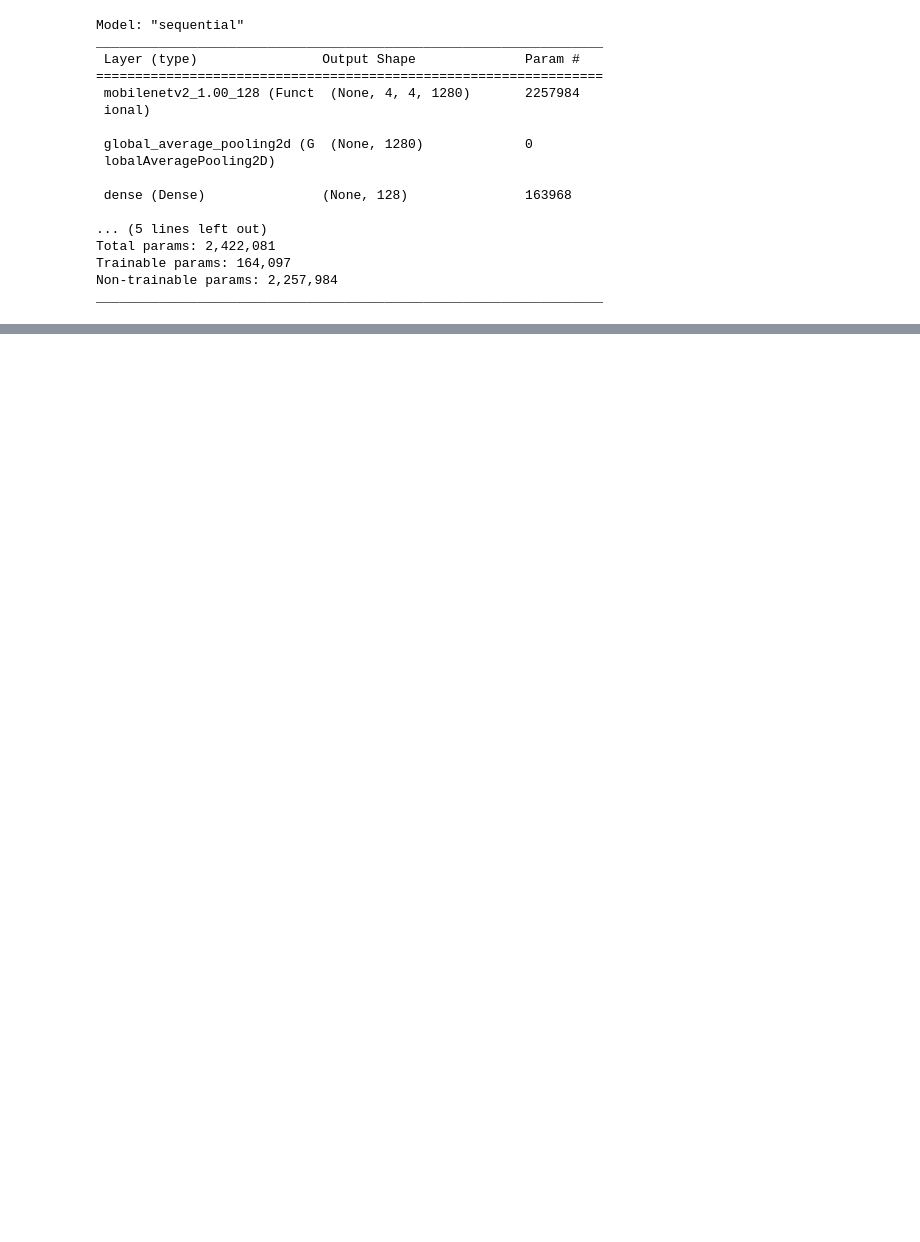
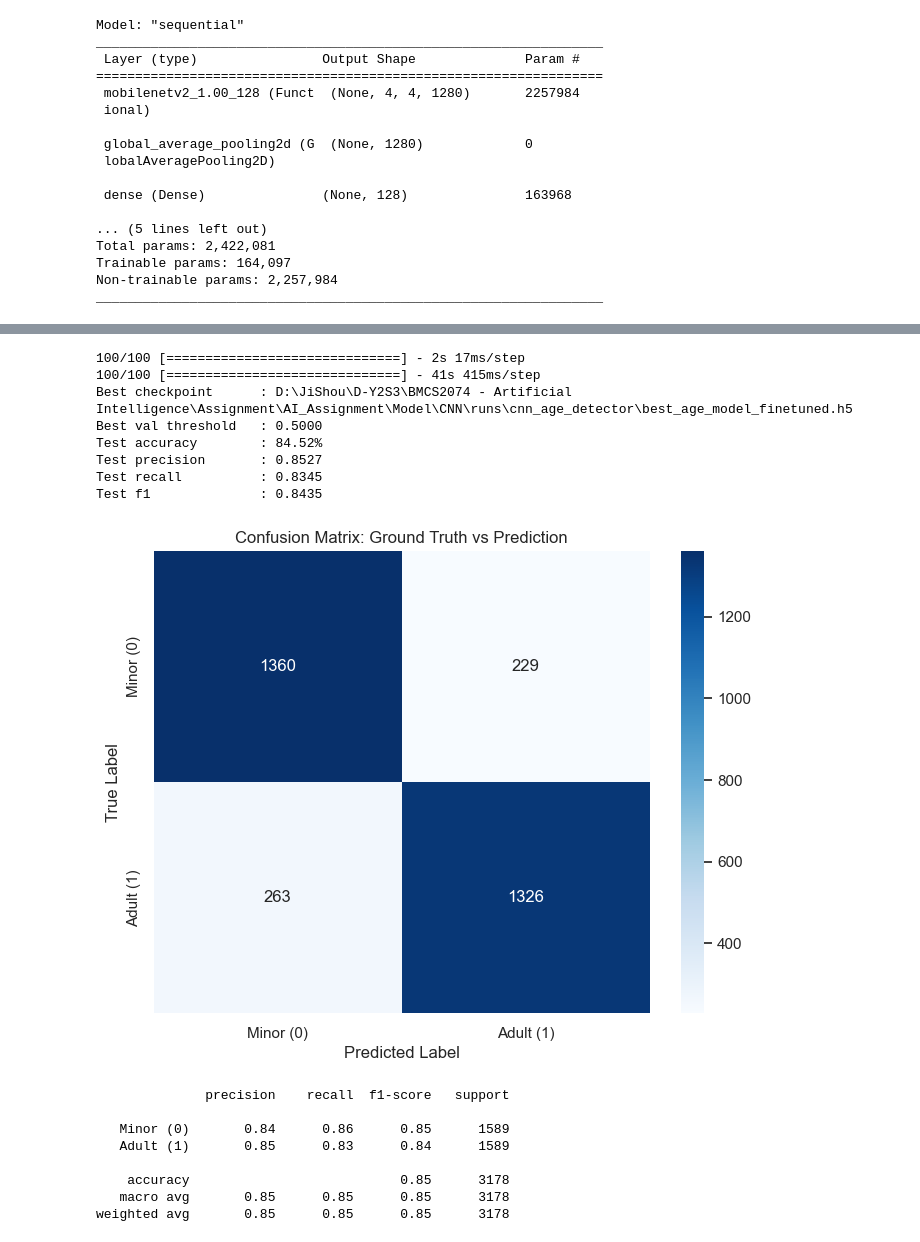
Before and after one commit to KJiShou/AI_Assignment, a Jupyter notebook: Model/CNN/Training.ipynb, the cells around one changed output, grey strips where cells are left out. Cells and saved outputs as stored; diff of their text form; code cells hidden in the pictures; blank space fills up the shorter version.

```diff
--- a/Model/CNN/Training.ipynb
+++ b/Model/CNN/Training.ipynb
@@ -427,3 +412,81 @@ weighted avg       0.83      0.84      0.83       764
+# %%
+best_model_path = output_dir / CONFIG['fine_tuned_model_output']
+best_model = load_model(best_model_path)
+
+val_generator.reset()
+val_true = val_df['is_adult'].astype(int).values
+val_prob = best_model.predict(val_generator, verbose=1).reshape(-1)
+best_threshold = pick_best_threshold(val_true, val_prob, CONFIG['threshold_grid'])
+CONFIG['best_threshold'] = float(best_threshold['threshold'])
+
+test_generator.reset()
+test_true = test_df['is_adult'].astype(int).values
+test_prob = best_model.predict(test_generator, verbose=1).reshape(-1)
+test_pred = (test_prob >= CONFIG['best_threshold']).astype(int)
+test_metrics = compute_binary_metrics(test_true, test_pred)
+cm = confusion_matrix(test_true, test_pred)
+
+with (output_dir / 'split_summary.json').open('w', encoding='utf-8') as file:
+    json.dump(
+        {
+            'config': {key: list(value) if isinstance(value, tuple) else value for key, value in CONFIG.items()},
+            'raw_rows': int(len(raw_df)),
+            'final_rows': int(len(final_df)),
+            'train_rows': int(len(train_df)),
+            'val_rows': int(len(val_df)),
+            'test_rows': int(len(test_df)),
+            'val_threshold_metrics': best_threshold,
+        },
+        file,
+        indent=2,
+    )
+
+with (output_dir / 'test_metrics.json').open('w', encoding='utf-8') as file:
+    json.dump(test_metrics, file, indent=2)
+
+with (output_dir / 'classification_report.txt').open('w', encoding='utf-8') as file:
+    file.write(classification_report(test_true, test_pred, target_names=['Minor (0)', 'Adult (1)']))
+
+print(f'Best checkpoint      : {best_model_path}')
+print(f'Best val threshold   : {CONFIG["best_threshold"]:.4f}')
+print(f'Test accuracy        : {test_metrics["accuracy"] * 100:.2f}%')
+print(f'Test precision       : {test_metrics["precision"]:.4f}')
+print(f'Test recall          : {test_metrics["recall"]:.4f}')
+print(f'Test f1              : {test_metrics["f1"]:.4f}')
+
+plt.figure(figsize=(8, 6))
+sns.heatmap(
+    cm,
+    annot=True,
+    fmt='d',
+    cmap='Blues',
+    xticklabels=['Minor (0)', 'Adult (1)'],
+    yticklabels=['Minor (0)', 'Adult (1)'],
+)
+plt.title('Confusion Matrix: Ground Truth vs Prediction')
+plt.ylabel('True Label')
+plt.xlabel('Predicted Label')
+plt.show()
+
+print(classification_report(test_true, test_pred, target_names=['Minor (0)', 'Adult (1)']))
+# %% [output]
+100/100 [==============================] - 2s 17ms/step
+100/100 [==============================] - 41s 415ms/step
+Best checkpoint      : D:\JiShou\D-Y2S3\BMCS2074 - Artificial Intelligence\Assignment\AI_Assignment\Model\CNN\runs\cnn_age_detector\best_age_model_finetuned.h5
+Best val threshold   : 0.5000
+Test accuracy        : 84.52%
+Test precision       : 0.8527
+Test recall          : 0.8345
+Test f1              : 0.8435
+[figure, added]
+              precision    recall  f1-score   support
+
+   Minor (0)       0.84      0.86      0.85      1589
+   Adult (1)       0.85      0.83      0.84      1589
+
+    accuracy                           0.85      3178
+   macro avg       0.85      0.85      0.85      3178
+weighted avg       0.85      0.85      0.85      3178
 # %%
 combined_history = pd.concat(
     [pd.DataFrame(initial_history_saver.records), pd.DataFrame(fine_tune_history_saver.records)],
```
Also changed, not shown: parts of 12 cells of this notebook, 1 other file.
